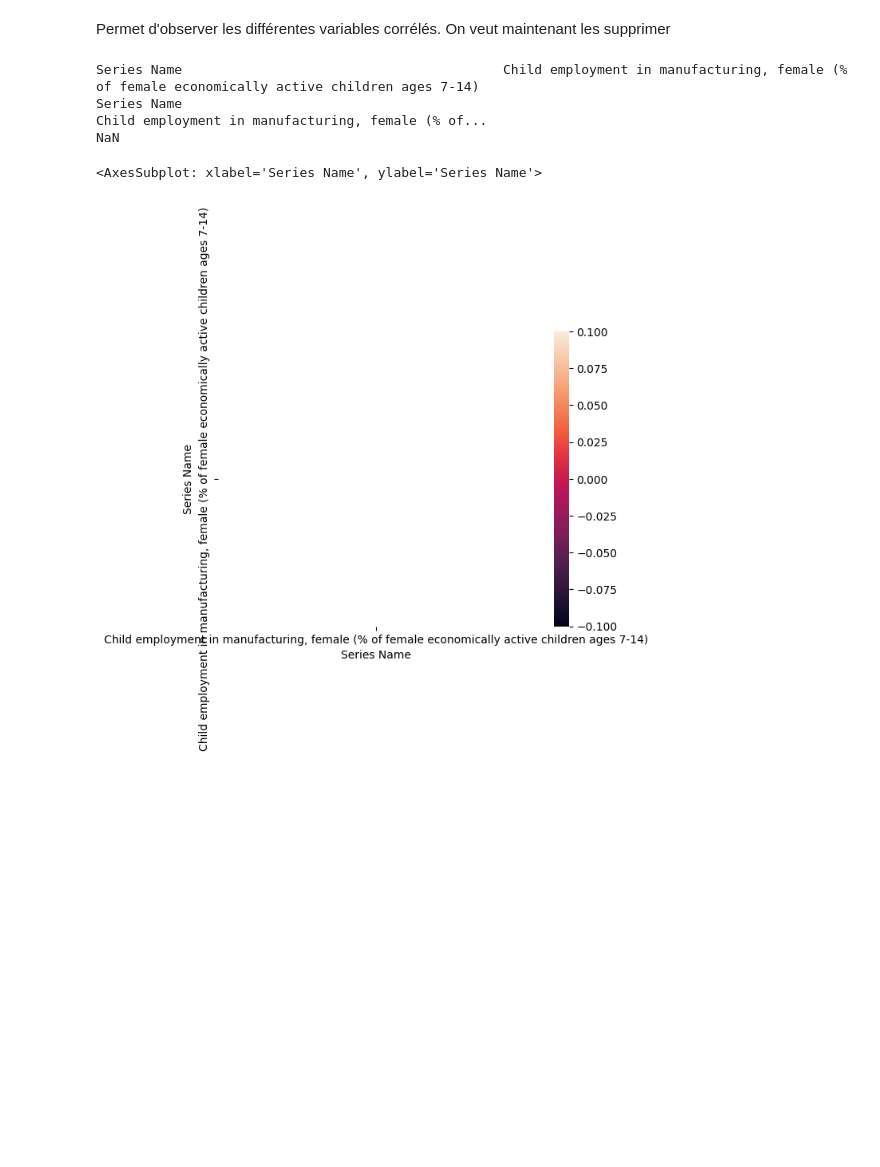
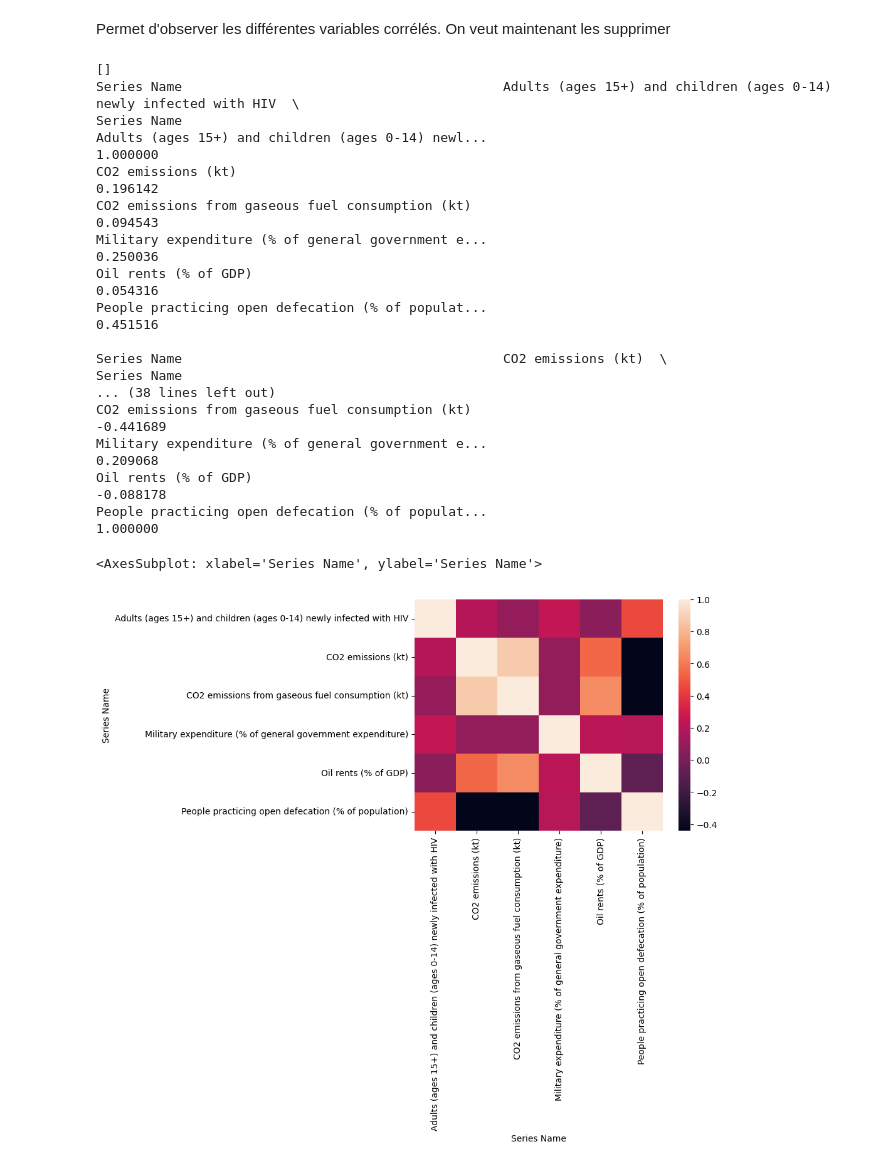
Before and after one commit to f2ire/IA_project, a Jupyter notebook: report1.ipynb, the cells around one changed output. Saved outputs shown, nothing was run; the diff lists cells and outputs as text; code cells hidden in the pictures; blank space fills up the shorter version.

```diff
--- a/report1.ipynb
+++ b/report1.ipynb
@@ -108,7 +108,7 @@ Index: []
 # %% [markdown]
 Maintenant on regarde si des données sont corrélé :
 # %%
-df_corr = df_step1_clean.T.corr("spearman")
+df_corr = df_step2_clean.T.corr("spearman")
 seaborn.heatmap(df_corr)
 # %% [output]
 <AxesSubplot: xlabel='Series Name', ylabel='Series Name'>
@@ -117,13 +117,27 @@ seaborn.heatmap(df_corr)
 Permet d'observer les différentes variables corrélés. On veut maintenant les supprimer
 # %%
 importlib.reload(dm)
-df_step2_clean = dm.def_correled_series(df_step1_clean, df_corr, 1)
-df_corr2 = df_step2_clean.T.corr("spearman")
-print(df_corr2)
-seaborn.heatmap(df_corr2)
+df_step3_clean = dm.def_correled_series(df_step2_clean, df_corr, 0.8)
+df_corr3 = df_step3_clean.T.corr("spearman")
+print(df_corr3)
+seaborn.heatmap(df_corr3)
 # %% [output]
-Series Name                                         Child employment in manufacturing, female (% of female economically active children ages 7-14)
+[]
+Series Name                                         Adults (ages 15+) and children (ages 0-14) newly infected with HIV  \
 Series Name
-Child employment in manufacturing, female (% of...                                                NaN
+Adults (ages 15+) and children (ages 0-14) newl...                                           1.000000
+CO2 emissions (kt)                                                                           0.196142
+CO2 emissions from gaseous fuel consumption (kt)                                             0.094543
+Military expenditure (% of general government e...                                           0.250036
+Oil rents (% of GDP)                                                                         0.054316
+People practicing open defecation (% of populat...                                           0.451516
+
+Series Name                                         CO2 emissions (kt)  \
+Series Name
+... (38 lines left out)
+CO2 emissions from gaseous fuel consumption (kt)                                            -0.441689
+Military expenditure (% of general government e...                                           0.209068
+Oil rents (% of GDP)                                                                        -0.088178
+People practicing open defecation (% of populat...                                           1.000000
 <AxesSubplot: xlabel='Series Name', ylabel='Series Name'>
-[figure, old version]
+[figure, new version]
```
Also changed, not shown: parts of 2 cells of this notebook.
